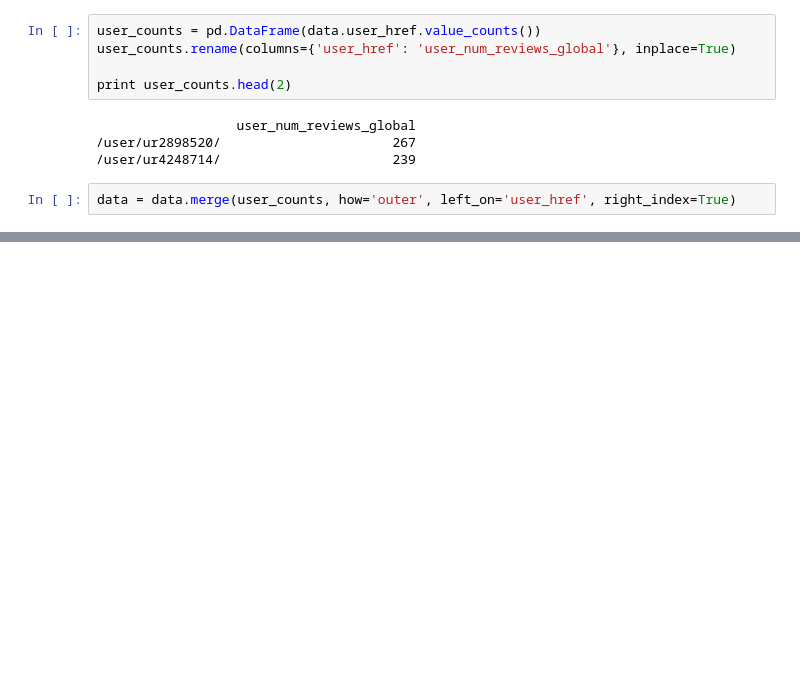
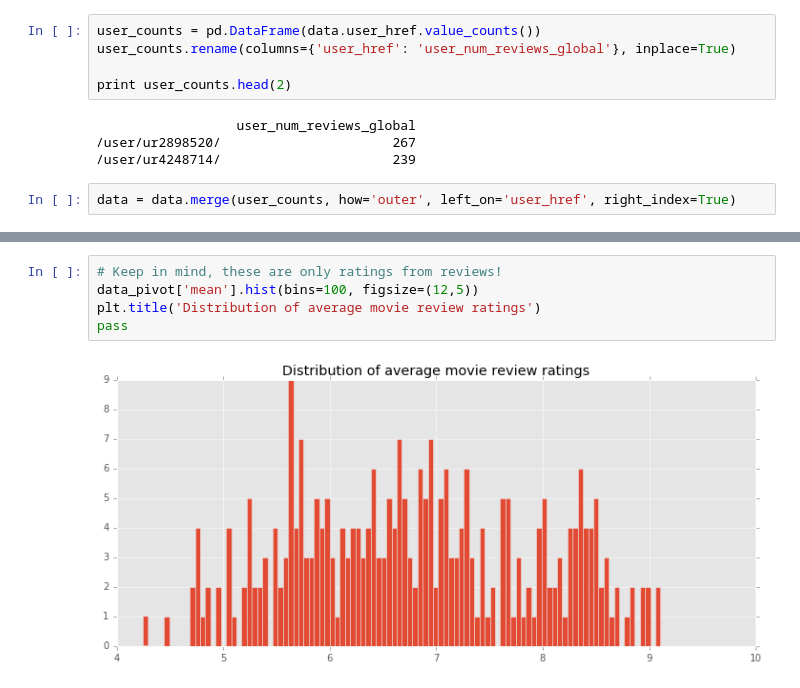
Before and after one commit to nupinion/data_blog, a Jupyter notebook: imdb/5---basic-analysis-using-pandas.ipynb, the cells around one changed output, grey strips where cells are left out. Cells and saved outputs as stored; diff of their text form; blank space fills up the shorter version.

```diff
--- a/imdb/5---basic-analysis-using-pandas.ipynb
+++ b/imdb/5---basic-analysis-using-pandas.ipynb
@@ -162,0 +182,7 @@ pass
+# %%
+# Keep in mind, these are only ratings from reviews!
+data_pivot['mean'].hist(bins=100, figsize=(12,5))
+plt.title('Distribution of average movie review ratings')
+pass
+# %% [output]
+[figure, added]
```
Also changed, not shown: parts of 4 cells of this notebook, 1 other file.
